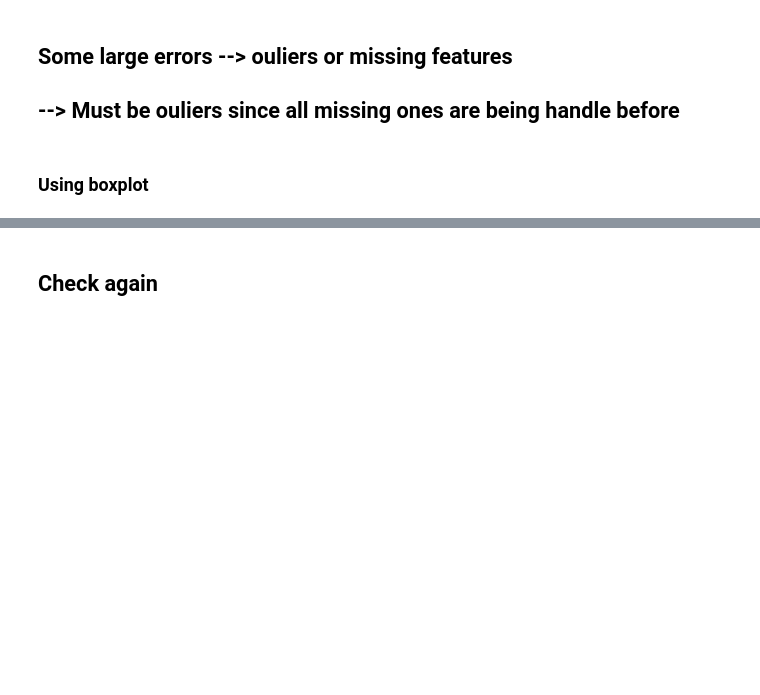
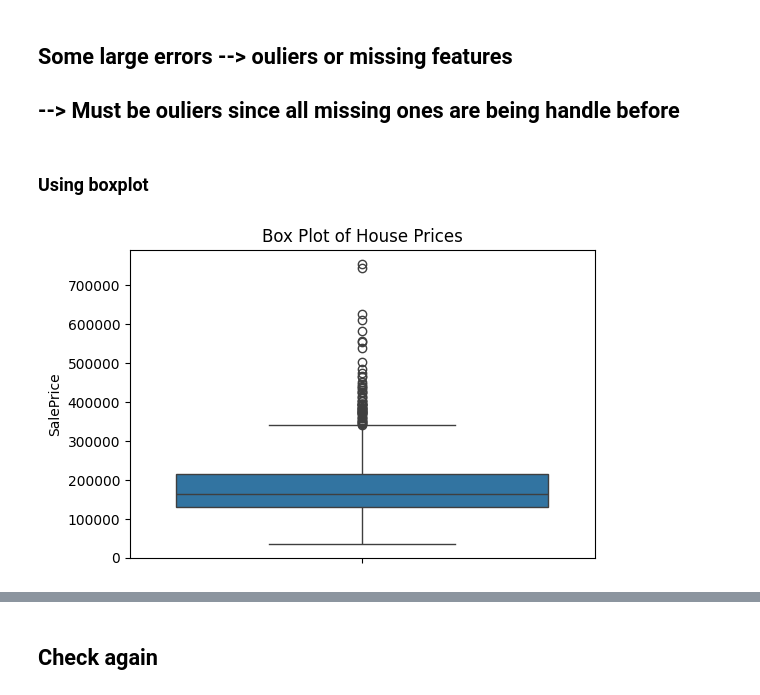
Before and after one commit to daothanhphuc/House_price_prediction, a Jupyter notebook: test.ipynb, the cells around one changed output, grey strips where cells are left out. Drawn from its saved outputs; the diff is of its cells as text; code cells hidden in the pictures; blank space fills up the shorter version.

```diff
--- a/test.ipynb
+++ b/test.ipynb
@@ -205,12 +277,4 @@ for feature in numerical_features:
 # %% [markdown]
 ## Choose the model --> Standardization if choosing ones sensitive to feature scales
-# %%
-scaler = StandardScaler()
-
-# Apply to 'area' only
-data['area'] = scaler.fit_transform(data[['area']])
-
-# Check scaled values
-print(data.head())
 # %%
 # excluding "price" column
@@ -253,7 +324,9 @@ print('Mean Squared Error:', mse)
 # %%
 import seaborn as sns
 
 plt.figure(figsize=(6, 4))
-sns.boxplot(data['price'])
+sns.boxplot(data['SalePrice'])
 plt.title("Box Plot of House Prices")
 plt.show()
+# %% [output]
+[figure, added]
```
Also changed, not shown: parts of 27 cells of this notebook.
